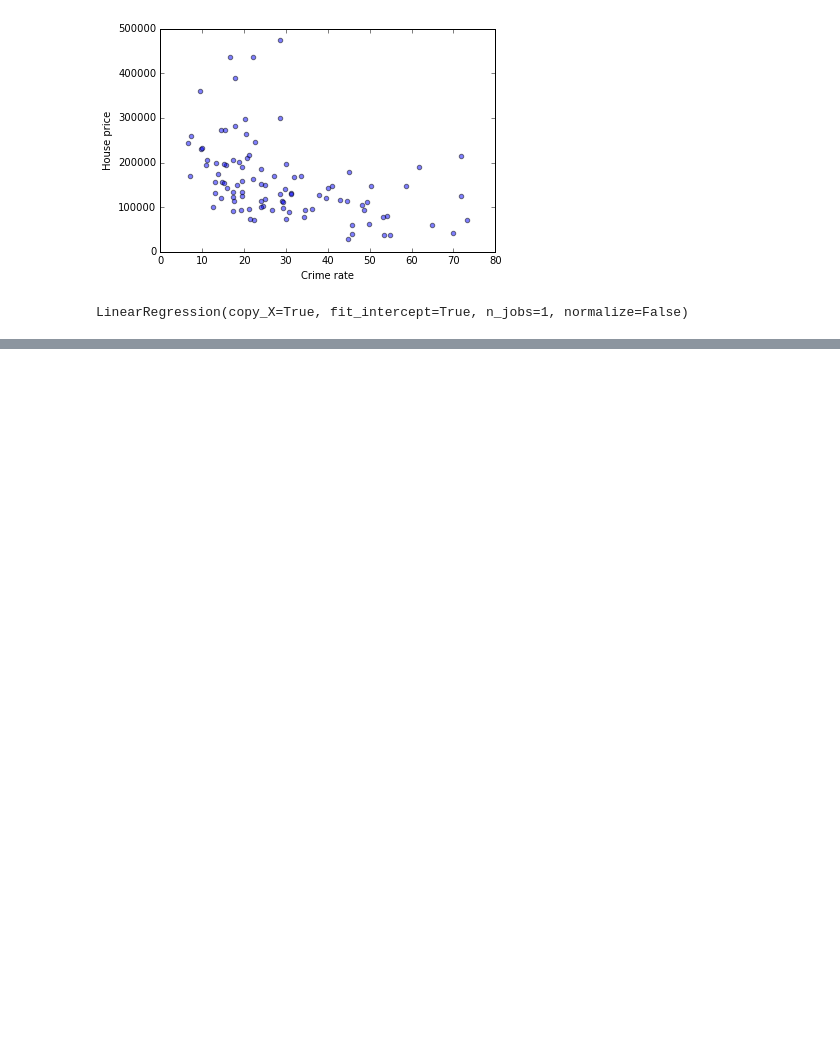
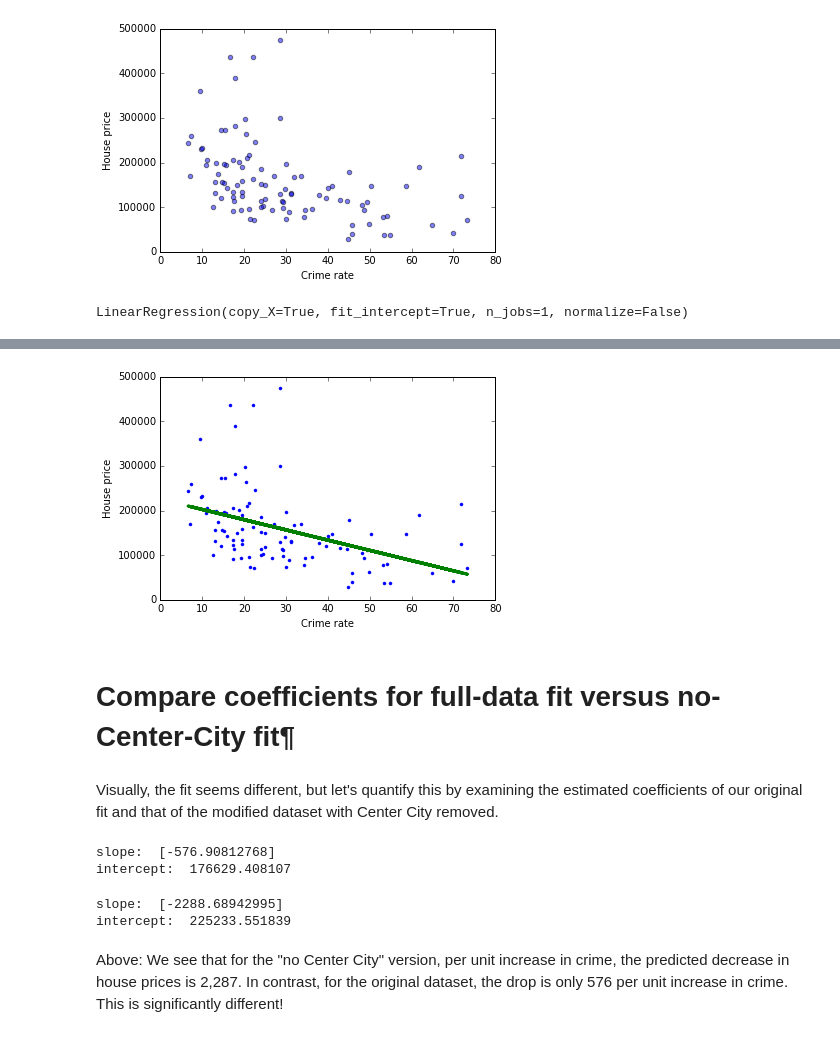
Before and after one commit to Weenkus/Machine-Learning-University-of-Washington, a Jupyter notebook: Regression/assignments/Simple Linear Regression slides.ipynb, the cells around one changed output, grey strips where cells are left out. Saved outputs shown, nothing was run; the diff lists cells and outputs as text; code cells hidden in the pictures; blank space fills up the shorter version.

```diff
--- a/Regression/assignments/Simple Linear Regression slides.ipynb
+++ b/Regression/assignments/Simple Linear Regression slides.ipynb
@@ -93,13 +93,13 @@ plt.xlabel('Crime rate')
 <matplotlib.text.Text at 0x...>
 [figure]
 # %%
-crime_mode_noCC = linear_model.LinearRegression()
-crime_mode_noCC.fit(sales_noCC[['CrimeRate']], sales_noCC['HousePrice'])
+crime_model_noCC = linear_model.LinearRegression()
+crime_model_noCC.fit(sales_noCC[['CrimeRate']], sales_noCC['HousePrice'])
 # %% [output]
 LinearRegression(copy_X=True, fit_intercept=True, n_jobs=1, normalize=False)
 # %%
-plt.plot(sales_noCC.CrimeRate, sales_noCC.HousePrice=0.5, '.',
-    X, crime_mode_noCC.predict(X), '-',
+plt.plot(sales_noCC.CrimeRate, sales_noCC.HousePrice, '.',
+    sales_noCC[['CrimeRate']], crime_model_noCC.predict(sales_noCC[['CrimeRate']]), '-',
          linewidth=3)
 plt.ylabel('House price')
 plt.xlabel('Crime rate')
@@ -107,0 +108,19 @@ SyntaxError: positional argument follows keyword argument (<ipython-input-98-adc
+[figure, added]
+# %% [markdown]
+# Compare coefficients for full-data fit versus no-Center-City fit¶
+# %% [markdown]
+Visually, the fit seems different, but let's quantify this by examining the estimated coefficients of our original fit and that of the modified dataset with Center City removed.
+# %%
+print ('slope: ', crime_model.coef_)
+print ('intercept: ', crime_model.intercept_)
+# %% [output]
+slope:  [-576.90812768]
+intercept:  176629.408107
+# %%
+print ('slope: ', crime_model_noCC.coef_)
+print ('intercept: ', crime_model_noCC.intercept_)
+# %% [output]
+slope:  [-2288.68942995]
+intercept:  225233.551839
+# %% [markdown]
+Above: We see that for the "no Center City" version, per unit increase in crime, the predicted decrease in house prices is 2,287.  In contrast, for the original dataset, the drop is only 576 per unit increase in crime.  This is significantly different!
```
Also changed, not shown: parts of 2 cells of this notebook.
